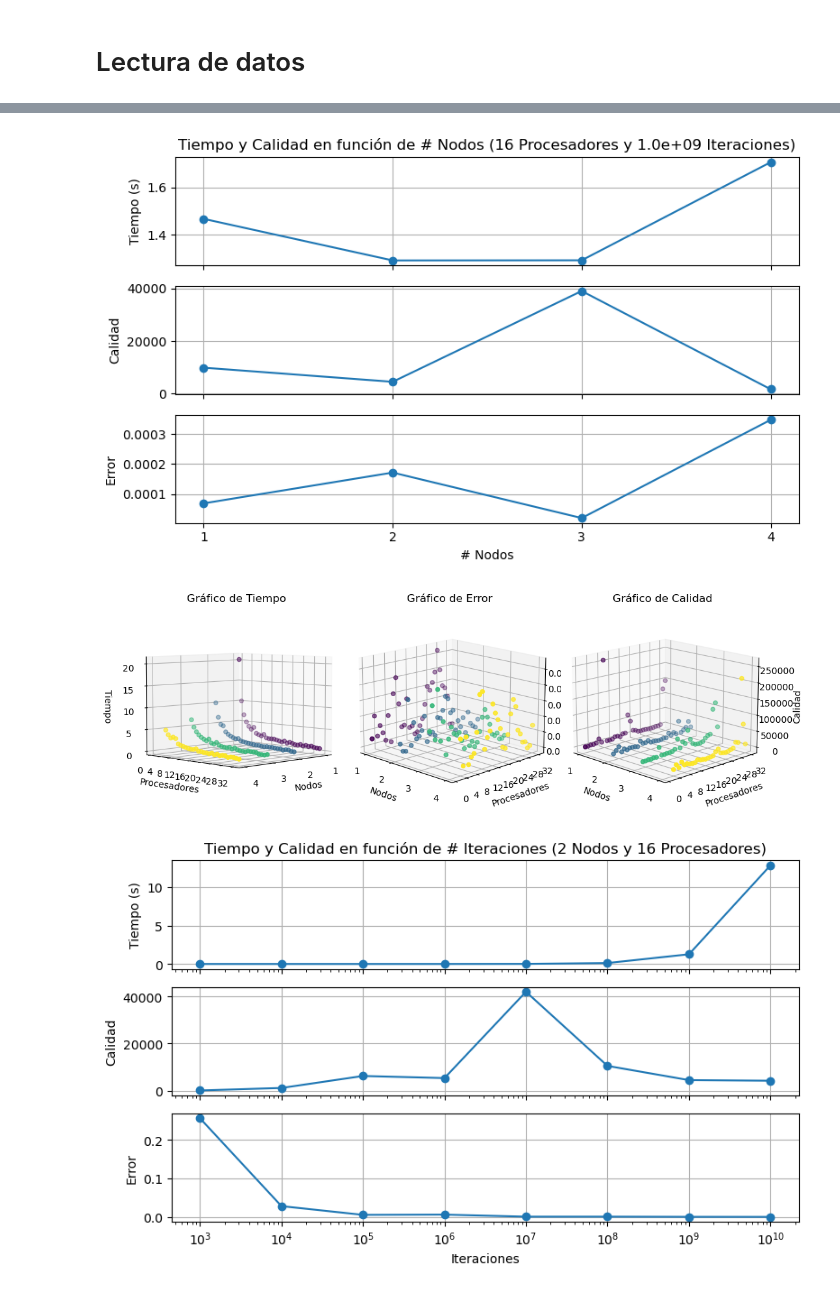
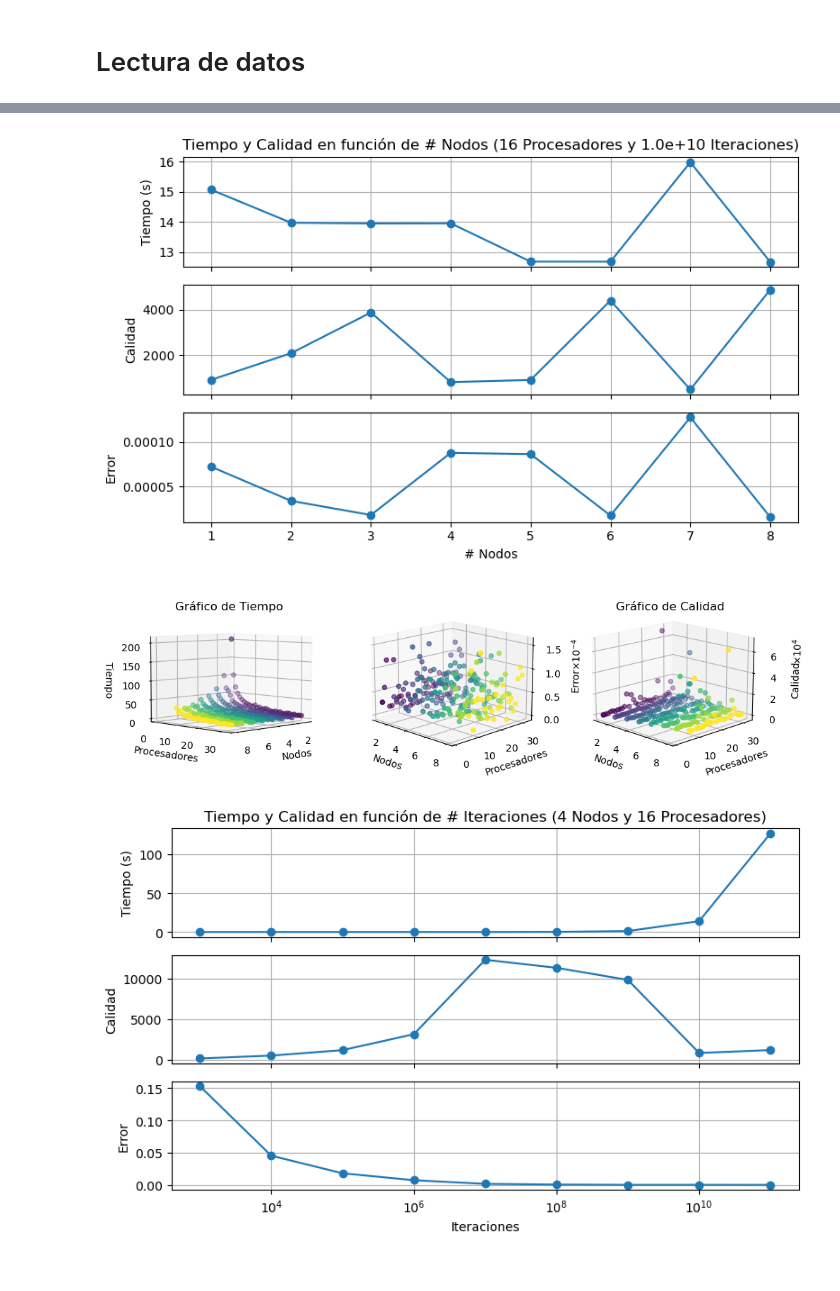
Before and after one commit to AndyBarcia/sistemas-paralelos, a Jupyter notebook: montecarlo/graficas.ipynb, the cells around one changed output, grey strips where cells are left out. Saved outputs shown, nothing was run; the diff lists cells and outputs as text; code cells hidden in the pictures.

Commit message:
Ejecución de Montecarlo escalonado

```diff
--- a/montecarlo/graficas.ipynb
+++ b/montecarlo/graficas.ipynb
@@ -75,7 +77,7 @@ def cargar_fichero(fichero="resultados.out"):
 
     return df
 # %%
-def grafica_en_funcion_de_procesadores(df, tipo, n_nodos=2, n_iteraciones=1000000000):
+def grafica_en_funcion_de_procesadores(df, tipo, n_nodos=2, n_iteraciones=10000000000):
     fig, (ax1, ax2, ax3) = plt.subplots(3, 1, figsize=(10, 5), sharex=True)
 
     # Ejecución global con 8 nodos
@@ -104,7 +106,7 @@ def grafica_en_funcion_de_procesadores(df, tipo, n_nodos=2, n_iteraciones=100000
 
     return fig
 # %%
-def grafica_en_funcion_de_nodos(df, tipo, n_procesadores=16, n_iteraciones=1000000000):
+def grafica_en_funcion_de_nodos(df, tipo, n_procesadores=16, n_iteraciones=10000000000):
     fig, (ax1, ax2, ax3) = plt.subplots(3, 1, figsize=(8, 5), sharex=True)
 
     # Ejecución global con 16 procesadores
@@ -134,7 +136,7 @@ def grafica_en_funcion_de_nodos(df, tipo, n_procesadores=16, n_iteraciones=10000
 
     return fig
 # %%
-def grafica_3D(df, tipo, n_iteraciones=1000000000):
+def grafica_3D(df, tipo, n_iteraciones=10000000000):
     df1 = df.loc[df['iteraciones'] == n_iteraciones]
 
     df_error = df1[['nodos', 'procesadores', 'error']]
@@ -154,9 +156,7 @@ def grafica_3D(df, tipo, n_iteraciones=1000000000):
     ax1.set_xlabel('Nodos')
     ax1.set_ylabel('Procesadores')
     ax1.set_zlabel('Tiempo')
-    ax1.set_title('Gráfico de Tiempo')
-    ax1.xaxis.set_major_locator(plt.MaxNLocator(integer=True))
-    ax1.yaxis.set_major_locator(plt.MaxNLocator(integer=True))
+    ax1.set_title('Gráfico de Tiempo', y=0.95)
     ax1.view_init(elev=5, azim=45)
 
     # Subplot para el error
@@ -165,9 +165,7 @@ def grafica_3D(df, tipo, n_iteraciones=1000000000):
     ax2.set_xlabel('Nodos')
     ax2.set_ylabel('Procesadores')
     ax2.set_zlabel('Error')
-    ax2.set_title('Gráfico de Error')
-    ax2.xaxis.set_major_locator(plt.MaxNLocator(integer=True))
-    ax2.yaxis.set_major_locator(plt.MaxNLocator(integer=True))
+    ax2.ticklabel_format(style='sci', scilimits=(0,0), axis='z', useMathText=True, useOffset=True)
     ax2.view_init(elev=15, azim=-45)
 
     # Subplot para la calidad
@@ -176,18 +174,17 @@ def grafica_3D(df, tipo, n_iteraciones=1000000000):
     ax3.set_xlabel('Nodos')
     ax3.set_ylabel('Procesadores')
     ax3.set_zlabel('Calidad')
-    ax3.set_title('Gráfico de Calidad')
-    ax3.xaxis.set_major_locator(plt.MaxNLocator(integer=True))
-    ax3.yaxis.set_major_locator(plt.MaxNLocator(integer=True))
+    ax3.set_title('Gráfico de Calidad', y=0.95)
+    ax3.ticklabel_format(style='sci', scilimits=(0,0), axis='z', useMathText=True, useOffset=True)
     ax3.view_init(elev=15, azim=-45)
 
     # Ajusta el espacio entre las subgráficas para evitar superposiciones de etiquetas
-    plt.tight_layout()
+    plt.tight_layout(pad=4.5)
     plt.savefig(f'figuras/{tipo}-3D.png', dpi=400)
 
     return fig
 # %%
-def grafica_en_funcion_de_iteraciones(df, tipo, n_nodos=2, n_procesadores=16):
+def grafica_en_funcion_de_iteraciones(df, tipo, n_nodos=4, n_procesadores=16):
     fig, (ax1, ax2, ax3) = plt.subplots(3, 1, figsize=(8, 5), sharex=True)
 
     # Ejecución global con 8 nodos
@@ -219,7 +216,7 @@ def grafica_en_funcion_de_iteraciones(df, tipo, n_nodos=2, n_procesadores=16):
 
     return fig
 # %%
-df = cargar_fichero("montecarlo.out")
+df = cargar_fichero("montecarlo_2.out")
 _ = grafica_en_funcion_de_procesadores(df, "montecarlo")
 _ = grafica_en_funcion_de_nodos(df, "montecarlo")
 _ = grafica_3D(df, "montecarlo")
@@ -229,4 +226,4 @@ _ = grafica_en_funcion_de_iteraciones(df, "montecarlo")
-[figure, old version]
+[figure, new version]
-[figure, old version]
+[figure, new version]
-[figure, old version]
+[figure, new version]
 # %%
```
Also changed, not shown: parts of 3 cells of this notebook, 12 other files.
